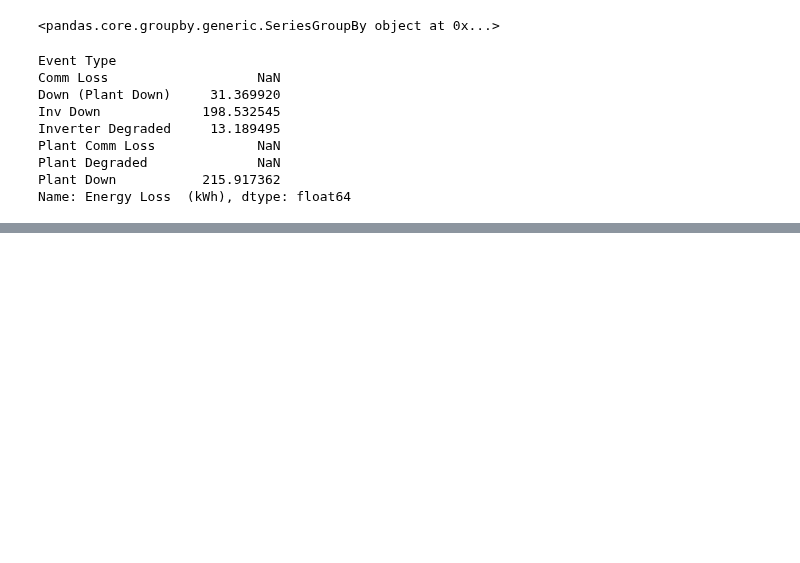
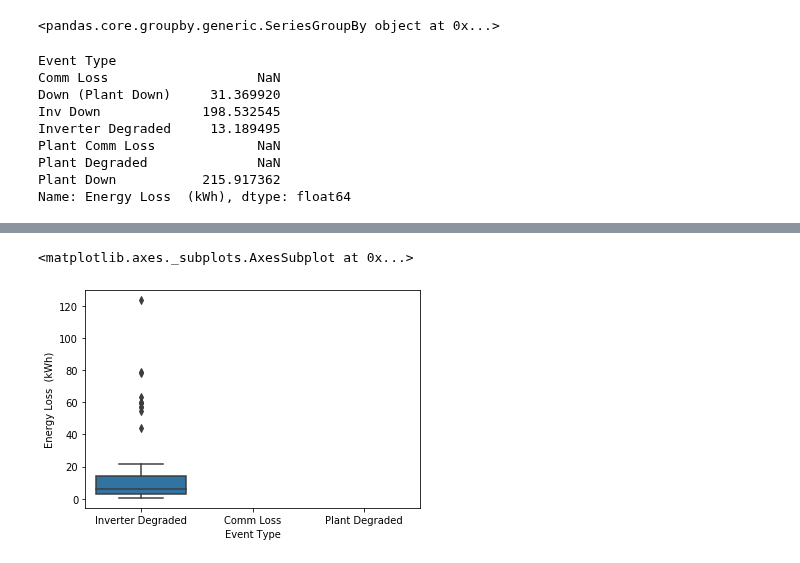
Before and after one commit to tahentx/pv_workbook, a Jupyter notebook: eda/sm3_2.ipynb, the cells around one changed output, grey strips where cells are left out. Saved outputs shown, nothing was run; the diff lists cells and outputs as text; code cells hidden in the pictures; blank space fills up the shorter version.

```diff
--- a/eda/sm3_2.ipynb
+++ b/eda/sm3_2.ipynb
@@ -62,0 +64,3 @@ sns.boxplot( x=df['Event Type'],y=df["Energy Loss  (kWh)"] )
+# %%
+df2 = df.sample(n=100)
+df2.set_index('Plant')
@@ -62,0 +87,5 @@ sns.boxplot( x=df['Event Type'],y=df["Energy Loss  (kWh)"] )
+# %%
+sns.boxplot( x=df2['Event Type'],y=df2["Energy Loss  (kWh)"] )
+# %% [output]
+<matplotlib.axes._subplots.AxesSubplot at 0x...>
+[figure, added]
```
Also changed, not shown: parts of 9 cells of this notebook.
